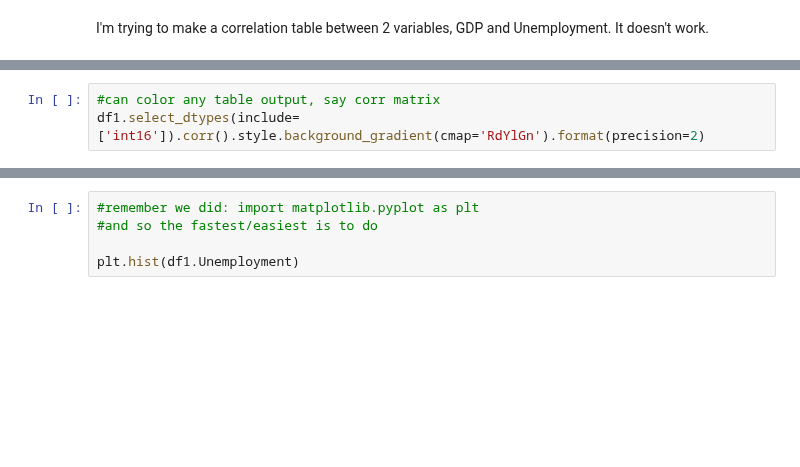
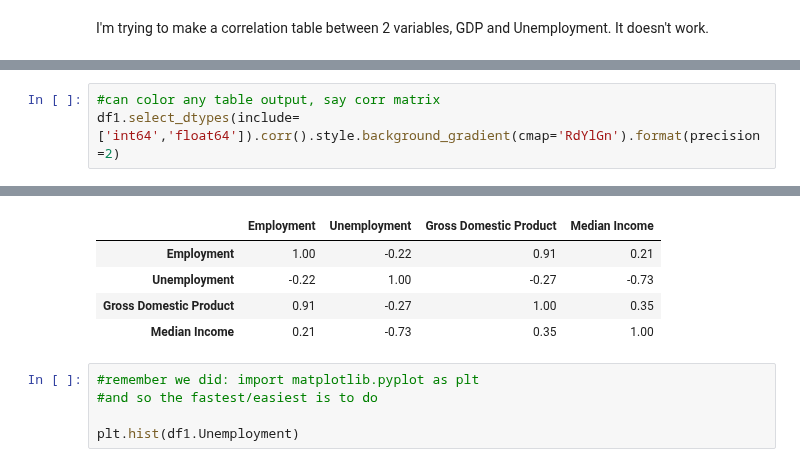
Before and after one commit to shirleyrutgers/DataVis, a Jupyter notebook: PS2.ipynb, the cells around one changed output, grey strips where cells are left out. Drawn from its saved outputs; the diff is of its cells as text; blank space fills up the shorter version.

```diff
--- a/PS2.ipynb
+++ b/PS2.ipynb
@@ -675,4 +710,4 @@ I'm trying to make a correlation table between 2 variables, GDP and Unemployment
 # %%
 #can color any table output, say corr matrix
-df1.select_dtypes(include=['int16']).corr().style.background_gradient(cmap='RdYlGn').format(precision=2)
+df1.select_dtypes(include=['int64','float64']).corr().style.background_gradient(cmap='RdYlGn').format(precision=2)
 # %% [output]
@@ -680,3 +714,8 @@ df1.select_dtypes(include=['int16']).corr().style.background_gradient(cmap='RdYl
+|  | Employment | Unemployment | Gross Domestic Product | Median Income |
+| Employment | 1.00 | -0.22 | 0.91 | 0.21 |
+| Unemployment | -0.22 | 1.00 | -0.27 | -0.73 |
+| Gross Domestic Product | 0.91 | -0.27 | 1.00 | 0.35 |
+| Median Income | 0.21 | -0.73 | 0.35 | 1.00 |
 # %%
 #remember we did: import matplotlib.pyplot as plt
 #and so the fastest/easiest is to do
```
Also changed, not shown: parts of 6 cells of this notebook.
